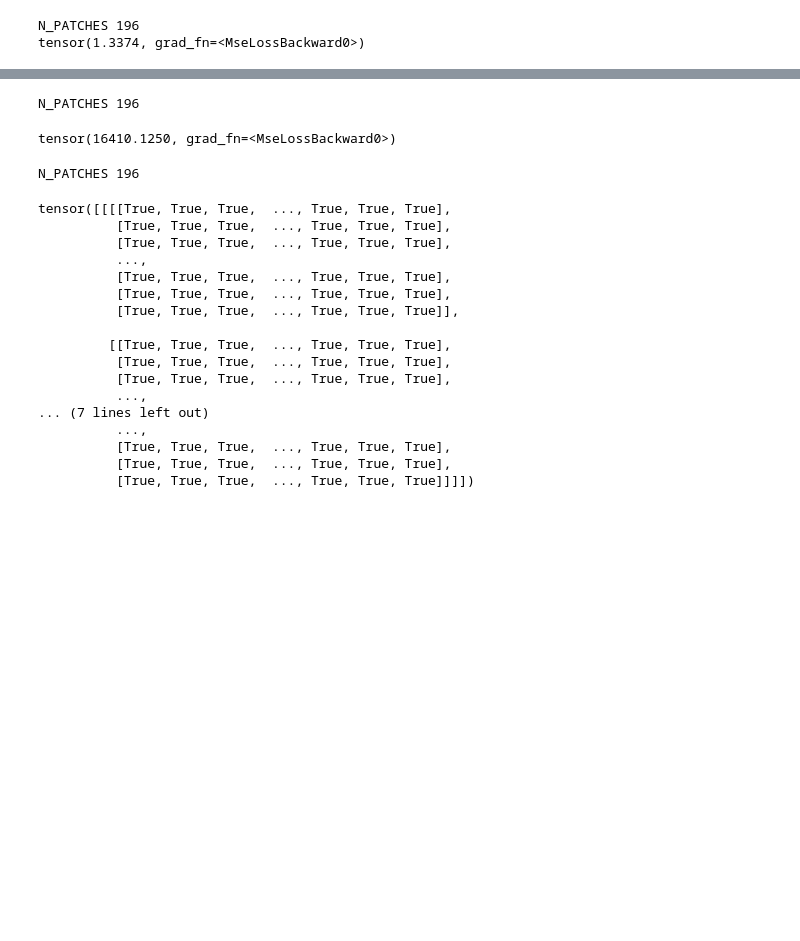
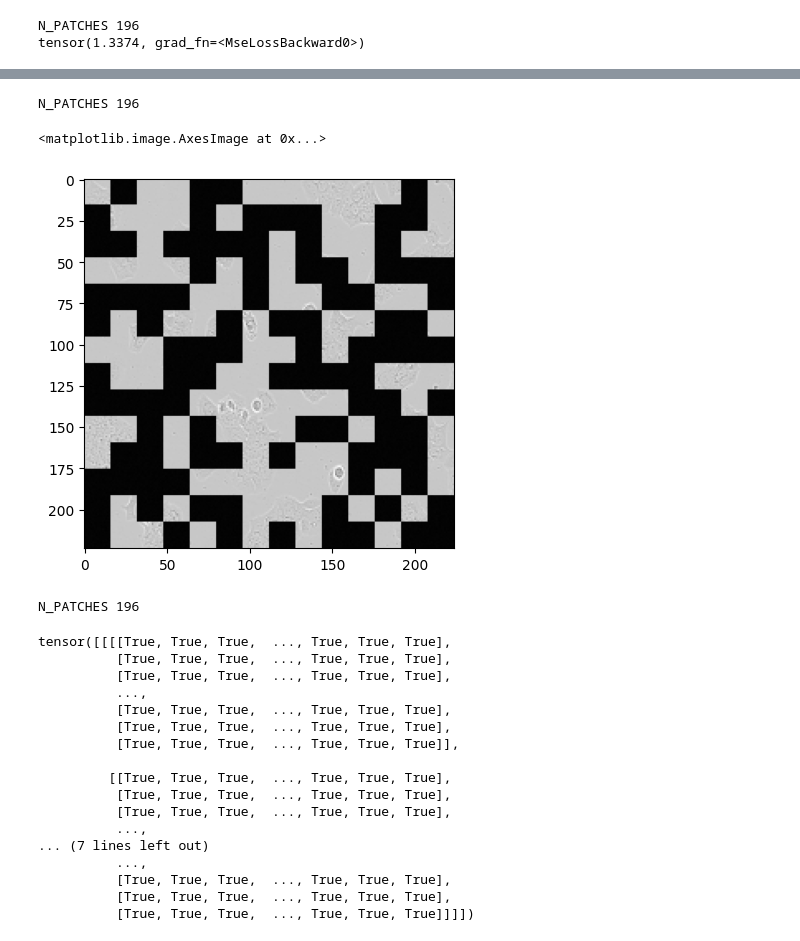
Before and after one commit to tomouellette/herb, a Jupyter notebook: Untitled.ipynb, the cells around one changed output, grey strips where cells are left out. Saved outputs shown, nothing was run; the diff lists cells and outputs as text; code cells hidden in the pictures; blank space fills up the shorter version.

```diff
--- a/Untitled.ipynb
+++ b/Untitled.ipynb
@@ -243,10 +276,15 @@ torch.Size([1, 1, 224, 224])
 # %%
 mae = MAE(vit_micro(channels=1))
 # %%
-a, b mae(x.float())
+a, b = mae(x.float(), with_reconstructed=True)
 # %% [output]
 N_PATCHES 196
-tensor(16410.1250, grad_fn=<MseLossBackward0>)
+# %%
+import matplotlib.pyplot as plt
+plt.imshow(b.detach()[0].permute(1, 2, 0).numpy(), cmap="gray")
+# %% [output]
+<matplotlib.image.AxesImage at 0x...>
+[figure, added]
 # %%
 loss, reconstructed = model(x, with_reconstructed=True)
 # %% [output]
```
Also changed, not shown: parts of 6 cells of this notebook, 1 other file.
